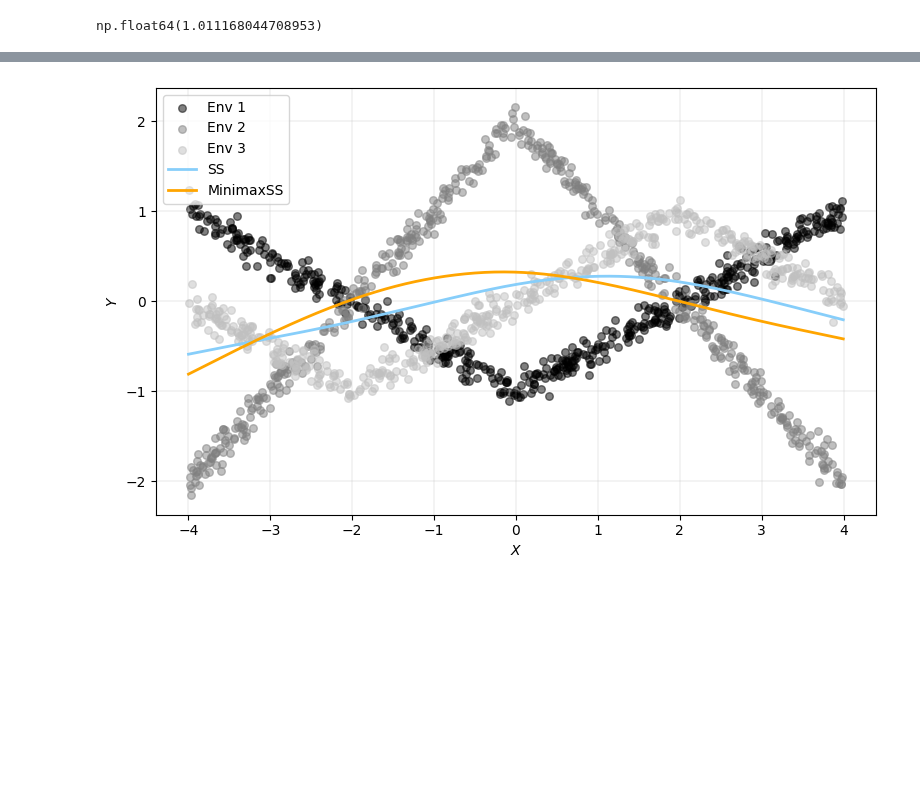
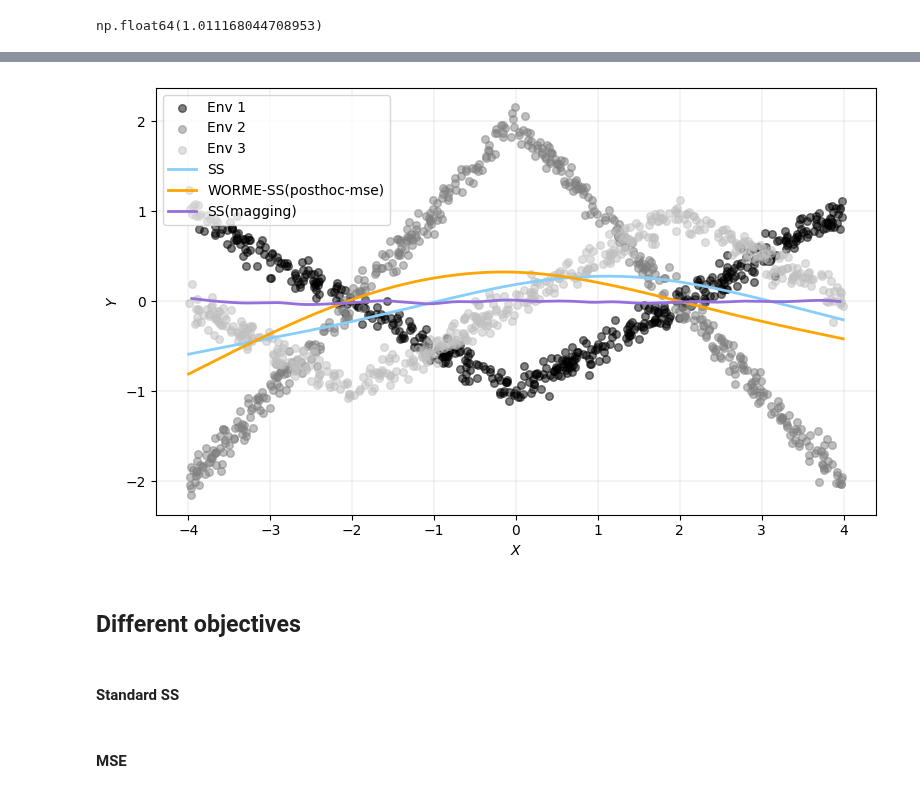
Before and after one commit to francescofreni/nldg, a Jupyter notebook: notebooks/demo_ss.ipynb, the cells around one changed output, grey strips where cells are left out. Saved outputs shown, nothing was run; the diff lists cells and outputs as text; code cells hidden in the pictures; blank space fills up the shorter version.

```diff
--- a/notebooks/demo_ss.ipynb
+++ b/notebooks/demo_ss.ipynb
@@ -40,7 +53,7 @@ Xtr = np.array(dtr.drop(columns=['E', 'Y']))
 Ytr = np.array(dtr['Y'])
 Etr = np.array(dtr['E'])
 # %%
-erm_ss = MinimaxSmoothSpline(Xtr, Ytr, Etr, cv=True, method="erm")
+erm_ss = MinimaxSmoothSpline(Xtr, Ytr, cv=True, method="erm")
 x_grid = np.linspace(Xtr.min(), Xtr.max(), 200)
 preds_erm = erm_ss.predict(x_grid)
 # %%
@@ -52,6 +65,6 @@ Environment 1 MSE: 1.011168044708953
 Environment 2 MSE: 0.19913292989675438
 np.float64(1.011168044708953)
 # %%
-minimax_ss = MinimaxSmoothSpline(Xtr, Ytr, Etr, cv=True, method="minimax")
-preds_minimax = minimax_ss.predict(x_grid)
+worme_ss = MinimaxSmoothSpline(Xtr, Ytr, Etr, cv=True)
+preds_worme = worme_ss.predict(x_grid)
 # %%
@@ -64,0 +78,5 @@ np.float64(0.7773275475620074)
+# %%
+magging_ss = MaggingSmoothSpline()
+fitted_magging = magging_ss.fit(Xtr, Ytr, Etr)
+preds_magging = magging_ss.predict(x_grid)
+max_mse(Ytr, fitted_magging, Etr, verbose=True)
@@ -65,4 +88,7 @@ np.float64(0.7773275475620074)
 # %%
-plot_dtr_ss(dtr, x_grid, preds_erm, preds_minimax)
+plot_dtr_ss(dtr, x_grid, preds_erm, preds_worme, preds_magging=preds_magging,
+            saveplot=True, nameplot="setting6_ss")
 # %% [output]
-[figure, old version]
+[figure, new version]
+# %% [markdown]
+## Different objectives
@@ -68,0 +123,2 @@ plot_dtr_ss(dtr, x_grid, preds_erm, preds_minimax)
+# %% [markdown]
+#### Standard SS
@@ -68,0 +134,2 @@ plot_dtr_ss(dtr, x_grid, preds_erm, preds_minimax)
+# %% [markdown]
+#### MSE
```
Also changed, not shown: parts of 22 cells of this notebook, 6 other files.
